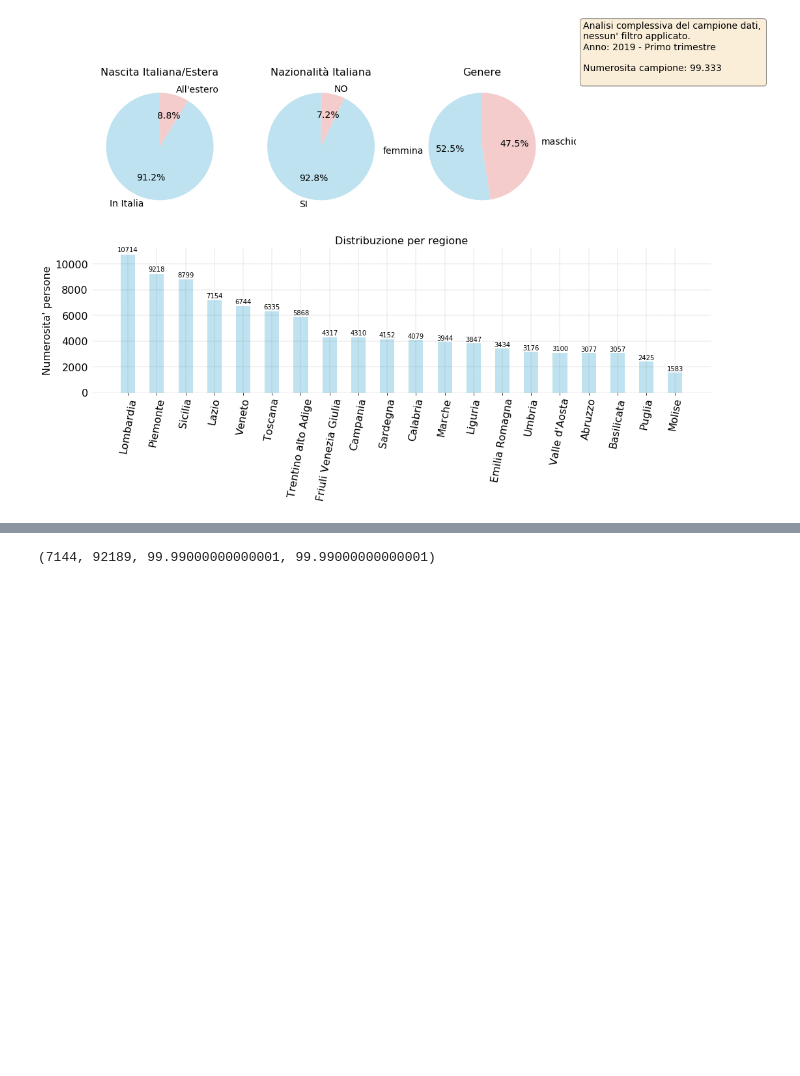
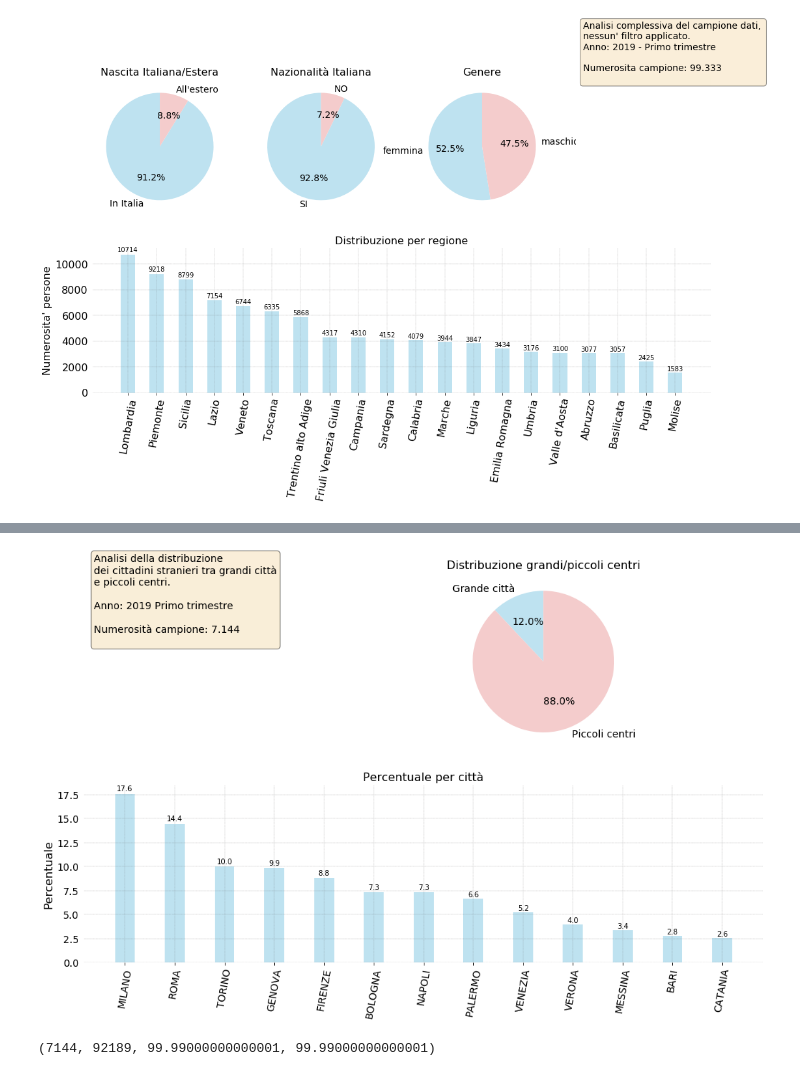
Before and after one commit to p-giovanni/ForzaLavoro, a Jupyter notebook: notebook/ForzaLavoro.ipynb, the cells around one changed output, grey strips where cells are left out. Drawn from its saved outputs; the diff is of its cells as text; code cells hidden in the pictures; blank space fills up the shorter version.

```diff
--- a/notebook/ForzaLavoro.ipynb
+++ b/notebook/ForzaLavoro.ipynb
@@ -299,3 +331,94 @@ df_red[esteri_mask].head(3)
+# %%
+# Chart that compares the education level of Italian citizen
+# and foreigners citizens.
+
+colors = {
+    "default": "#BEE2F0",
+    "male": "#BEE2F0",
+    "male dark": "#0a63c8",
+    "female": "#F4CCCC"
+}
+
+fig = plt.figure(figsize=(17, 10))
+gs = fig.add_gridspec(2, 3)
+
+ax = []
+ax.append(fig.add_subplot(gs[0, 0:1]))
+ax.append(fig.add_subplot(gs[0,1:]))
+ax.append(fig.add_subplot(gs[1, :]))
+
+# ------------------------------------------------------------------------
+idx = 0
+sample_num = f'{df.shape[0]:n}'.format()
+text = """Analisi della distribuzione
+dei cittadini stranieri tra grandi città
+e piccoli centri.
+
+Anno: {y} {q}
+
+Numerosità campione: {nfr}
+""".format(y=year,
+           q=quarter_name,
+           nfr=f'{total_foregners_num:n}'.format())
+
+props = dict(boxstyle='round', facecolor='wheat', alpha=0.5)
+ax[idx].text(0.05, 0.6, text, fontsize=14, bbox=props)
+set_axes_common_properties(ax[idx], True)
+ax[idx].get_xaxis().set_ticks([])
+ax[idx].get_yaxis().set_ticks([])
+
+# -------------------------------------------------
+# Big cities / small cities distribution.
+idx = 1
+set_axes_common_properties(ax[idx])
+ax[idx].set_title("Valutazione livello scolastico", fontsize=16)
+
+colors = {
+    "default": "#BEE2F0",
+    "male": "#BEE2F0",
+    "male dark": "#0a63c8",
+    "female": "#F4CCCC"
+}
+
+labels = ["Grande città", "Piccoli centri"]
+values = [big_cities_num, other_cities_num]
+
+ax[idx].set_title("Distribuzione grandi/piccoli centri", fontsize=16)
+ch1 = ax[idx].pie(values,
+                labels=labels,
+                shadow=False,
+                colors=[colors['default'], colors['female']],
+                startangle=90,
+                autopct='%1.1f%%',
+                textprops={'fontsize': 14})
+
+# -------------------------------------------------
+# figures side by side.
+
+idx = 2
+set_axes_common_properties(ax[idx])
+ax[idx].set_title("Percentuale per città", fontsize=16)
+
+width = 0.4
+bar_index = np.asarray([i for i in range(len(big_cities_count.index))])
+bar_values = big_cities_count['% Città']
+
+rects = ax[idx].bar(big_cities_count.index, bar_values, width=width, color=colors['default'], label='Percentuale')
+
+autolabel(rects, ax[idx], 1)
+
+ax[idx].set_ylabel("Percentuale", fontsize=16)
+
+ax[idx].tick_params(axis='both', labelsize=14)
+ax[idx].set_xticklabels(big_cities_count.index, rotation=80)
+
+remove_tick_lines('y', ax[idx])
+
+
+
+plt.savefig(os.path.join(images_path,"{prefix}distribuzione_grandi_citta.png".format(prefix=file_prefix)))
+# %% [output]
+[figure, added]
 # %%
 it_edu_level = df_red[italian_mask]['Titolo di studio'].value_counts().to_frame()
 it_total_edu_level = it_edu_level.sum()
```
Also changed, not shown: parts of 11 cells of this notebook, 2 other files.
